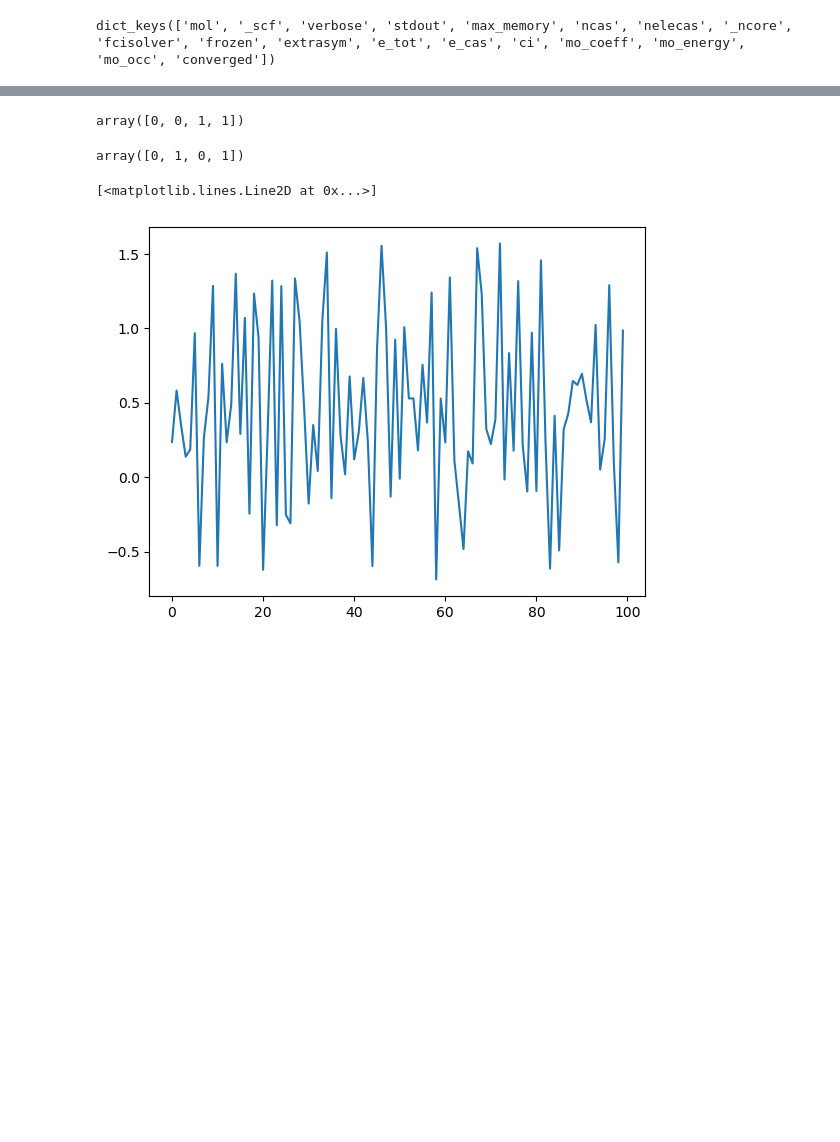
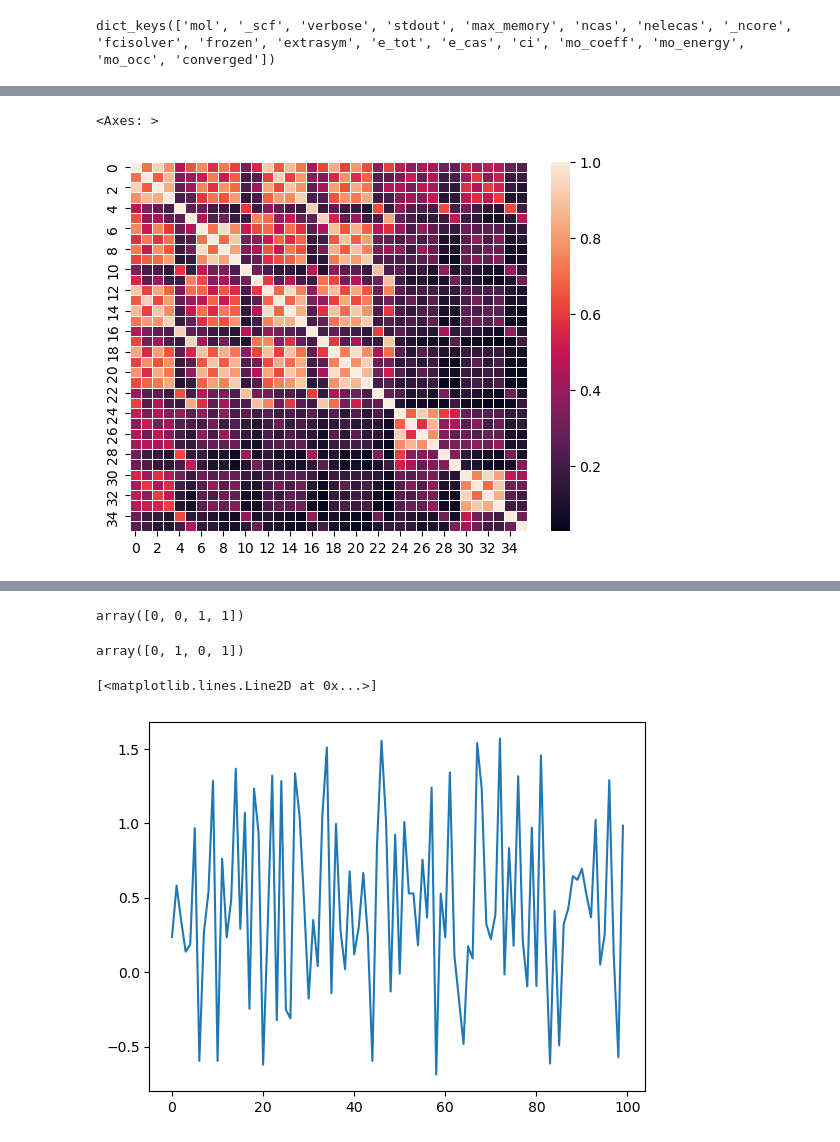
Before and after one commit to kayahans/pyqmc, a Jupyter notebook: pyqmc/test-overlap-casci.ipynb, the cells around one changed output, grey strips where cells are left out. Drawn from its saved outputs; the diff is of its cells as text; code cells hidden in the pictures; blank space fills up the shorter version.

```diff
--- a/pyqmc/test-overlap-casci.ipynb
+++ b/pyqmc/test-overlap-casci.ipynb
@@ -123,0 +215,6 @@ dndet_val.shape
+# %%
+import seaborn as sns
+sns.heatmap(s,  linewidths=.5)
+# %% [output]
+<Axes: >
+[figure, added]
```
Also changed, not shown: parts of 41 cells of this notebook, 15 other files.
